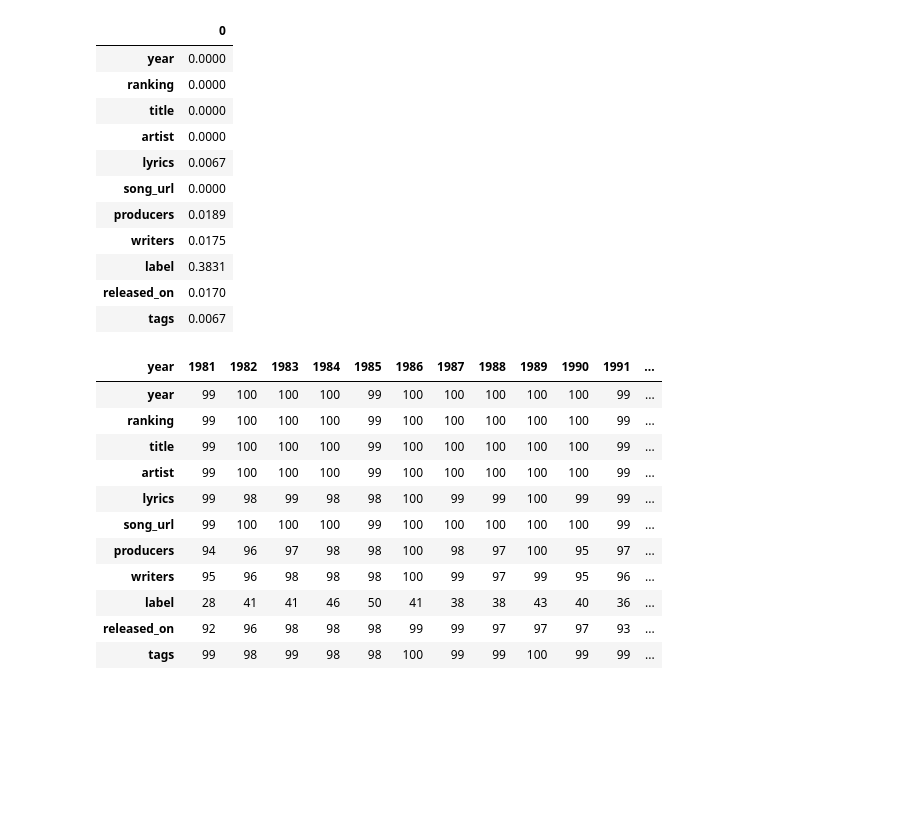
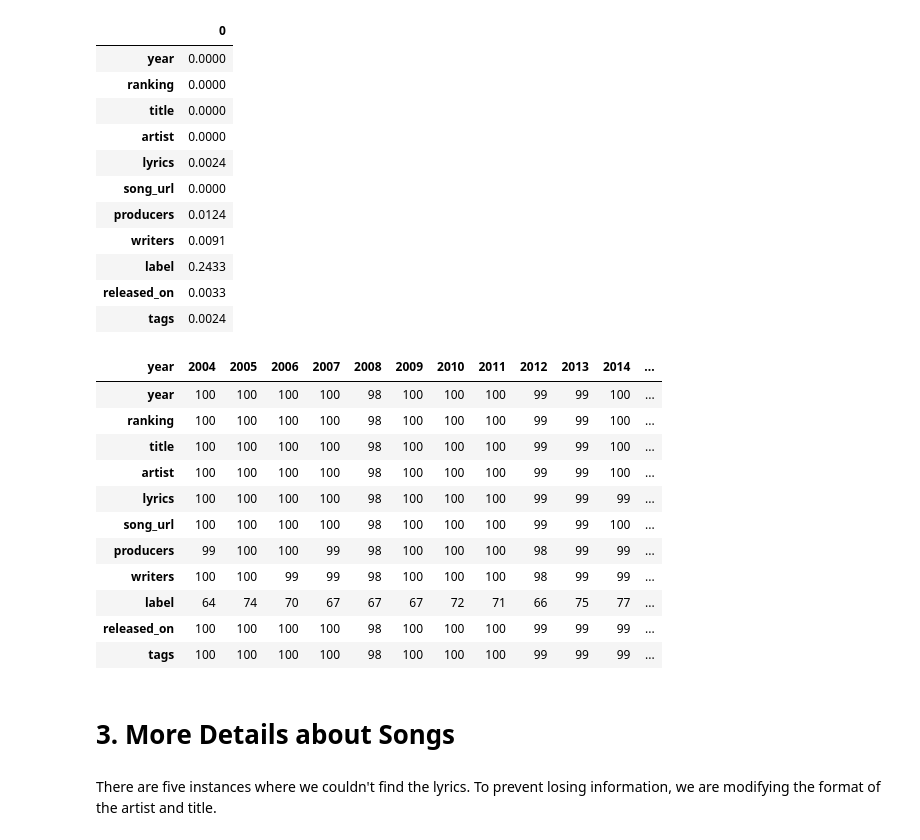
Before and after one commit to alejandro-delgado-t/Text_mining_final_project, a Jupyter notebook: get_genius_data.ipynb, the cells around one changed output. Drawn from its saved outputs; the diff is of its cells as text; code cells hidden in the pictures; blank space fills up the shorter version.

```diff
--- a/get_genius_data.ipynb
+++ b/get_genius_data.ipynb
@@ -155,23 +221,19 @@ def get_song_info(row):
 # %%
-df = pd.read_csv('billboard_hot_1000_1981_2022.csv')
+df = pd.read_csv('billboard_hot_100_2004_2024.csv')
 
-df_1981_1985 = df[(df['year'] >= 1981) & (df['year'] <= 1985)]
-df_1986_1990 = df[(df['year'] >= 1986) & (df['year'] <= 1990)]
-df_1991_1995 = df[(df['year'] >= 1991) & (df['year'] <= 1995)]
-df_1996_2000 = df[(df['year'] >= 1996) & (df['year'] <= 2000)]
-df_2001_2005 = df[(df['year'] >= 2001) & (df['year'] <= 2005)]
+df_2004_2005 = df[(df['year'] >= 2004) & (df['year'] <= 2005)]
 df_2006_2010 = df[(df['year'] >= 2006) & (df['year'] <= 2010)]
 df_2011_2015 = df[(df['year'] >= 2011) & (df['year'] <= 2015)]
 df_2016_2020 = df[(df['year'] >= 2016) & (df['year'] <= 2020)]
-df_2021_2022 = df[(df['year'] >= 2021) & (df['year'] <= 2022)]
+df_2021_2024 = df[(df['year'] >= 2021) & (df['year'] <= 2024)]
 # %%
 N_JOBS = 6
 
-list_range = [df_1981_1985, df_1986_1990, df_1991_1995, df_1996_2000,
-              df_2001_2005, df_2006_2010, df_2011_2015, df_2016_2020, df_2021_2022]
+list_range = [df_2004_2005, df_2006_2010, df_2011_2015, df_2016_2020, df_2021_2024]
 
 for df_anio in list_range:
-    df_anio[['lyrics', 'song_url']] = Parallel(n_jobs=N_JOBS)(delayed(get_lyrics_parallel)(row) for _, row in df_anio.iterrows())
+    df_anio[['lyrics',
+             'song_url']] = Parallel(n_jobs=N_JOBS)(delayed(get_lyrics_parallel_balanced)(row) for _, row in  tqdm(df_anio.iterrows(), total=len(df_anio)))
 # %%
 for df_anio in list_range:
     df_anio_null = df_anio[df_anio['lyrics'].isnull()]
@@ -186,35 +248,35 @@ for df_anio in list_range:
 # %%
 df_combined = pd.concat(list_range, ignore_index=True)
 # %%
-df_combined.apply(lambda x: round(x.isnull().mean(),4)).to_frame()
+df_combined.apply(lambda x: round(x.isnull().mean(),4)).to_frame().transpose()
 # %% [output]
 |  | 0 |
 | year | 0.0000 |
 | ranking | 0.0000 |
 | title | 0.0000 |
 | artist | 0.0000 |
-| lyrics | 0.0067 |
+| lyrics | 0.0024 |
 | song_url | 0.0000 |
-| producers | 0.0189 |
-| writers | 0.0175 |
-| label | 0.3831 |
-| released_on | 0.0170 |
-| tags | 0.0067 |
+| producers | 0.0124 |
+| writers | 0.0091 |
+| label | 0.2433 |
+| released_on | 0.0033 |
+| tags | 0.0024 |
 # %%
 pd.set_option('display.max_column', None)
 
 df_combined.groupby("year").apply(lambda x: x.count()).transpose()
 # %% [output]
-| year | 1981 | 1982 | 1983 | 1984 | 1985 | 1986 | 1987 | 1988 | 1989 | 1990 | 1991 | ... |
-| year | 99 | 100 | 100 | 100 | 99 | 100 | 100 | 100 | 100 | 100 | 99 | ... |
-| ranking | 99 | 100 | 100 | 100 | 99 | 100 | 100 | 100 | 100 | 100 | 99 | ... |
-| title | 99 | 100 | 100 | 100 | 99 | 100 | 100 | 100 | 100 | 100 | 99 | ... |
-| artist | 99 | 100 | 100 | 100 | 99 | 100 | 100 | 100 | 100 | 100 | 99 | ... |
-| lyrics | 99 | 98 | 99 | 98 | 98 | 100 | 99 | 99 | 100 | 99 | 99 | ... |
-| song_url | 99 | 100 | 100 | 100 | 99 | 100 | 100 | 100 | 100 | 100 | 99 | ... |
-| producers | 94 | 96 | 97 | 98 | 98 | 100 | 98 | 97 | 100 | 95 | 97 | ... |
-| writers | 95 | 96 | 98 | 98 | 98 | 100 | 99 | 97 | 99 | 95 | 96 | ... |
-| label | 28 | 41 | 41 | 46 | 50 | 41 | 38 | 38 | 43 | 40 | 36 | ... |
-| released_on | 92 | 96 | 98 | 98 | 98 | 99 | 99 | 97 | 97 | 97 | 93 | ... |
-| tags | 99 | 98 | 99 | 98 | 98 | 100 | 99 | 99 | 100 | 99 | 99 | ... |
+| year | 2004 | 2005 | 2006 | 2007 | 2008 | 2009 | 2010 | 2011 | 2012 | 2013 | 2014 | ... |
+| year | 100 | 100 | 100 | 100 | 98 | 100 | 100 | 100 | 99 | 99 | 100 | ... |
+| ranking | 100 | 100 | 100 | 100 | 98 | 100 | 100 | 100 | 99 | 99 | 100 | ... |
+| title | 100 | 100 | 100 | 100 | 98 | 100 | 100 | 100 | 99 | 99 | 100 | ... |
+| artist | 100 | 100 | 100 | 100 | 98 | 100 | 100 | 100 | 99 | 99 | 100 | ... |
+| lyrics | 100 | 100 | 100 | 100 | 98 | 100 | 100 | 100 | 99 | 99 | 99 | ... |
+| song_url | 100 | 100 | 100 | 100 | 98 | 100 | 100 | 100 | 99 | 99 | 100 | ... |
+| producers | 99 | 100 | 100 | 99 | 98 | 100 | 100 | 100 | 98 | 99 | 99 | ... |
+| writers | 100 | 100 | 99 | 99 | 98 | 100 | 100 | 100 | 98 | 99 | 99 | ... |
+| label | 64 | 74 | 70 | 67 | 67 | 67 | 72 | 71 | 66 | 75 | 77 | ... |
+| released_on | 100 | 100 | 100 | 100 | 98 | 100 | 100 | 100 | 99 | 99 | 99 | ... |
+| tags | 100 | 100 | 100 | 100 | 98 | 100 | 100 | 100 | 99 | 99 | 99 | ... |
 # %%
@@ -221,0 +284,4 @@ df_combined.to_csv("billboard_hot_100_1981_2022_with_lyrics_vf.csv", index=False
+# %% [markdown]
+# **3. More Details about Songs**
+# %% [markdown]
+There are five instances where we couldn't find the lyrics. To prevent losing information, we are modifying the format of the artist and title.
```
Also changed, not shown: parts of 24 cells of this notebook, 9 other files.
